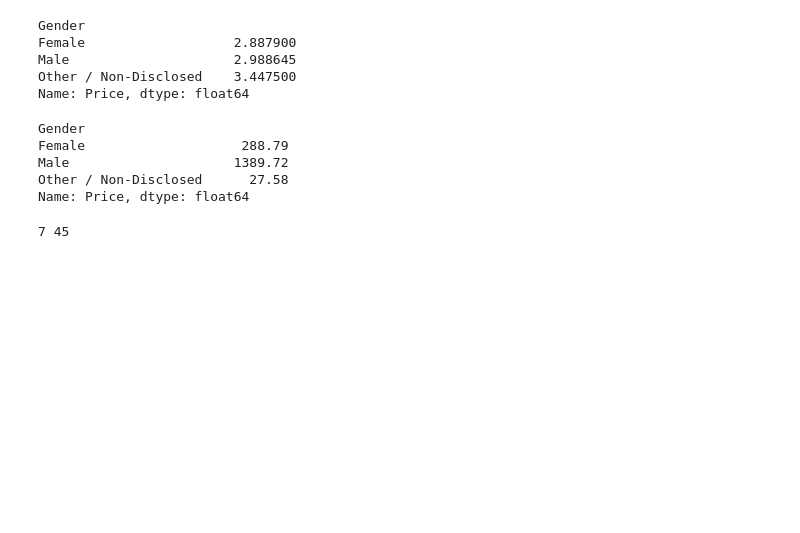
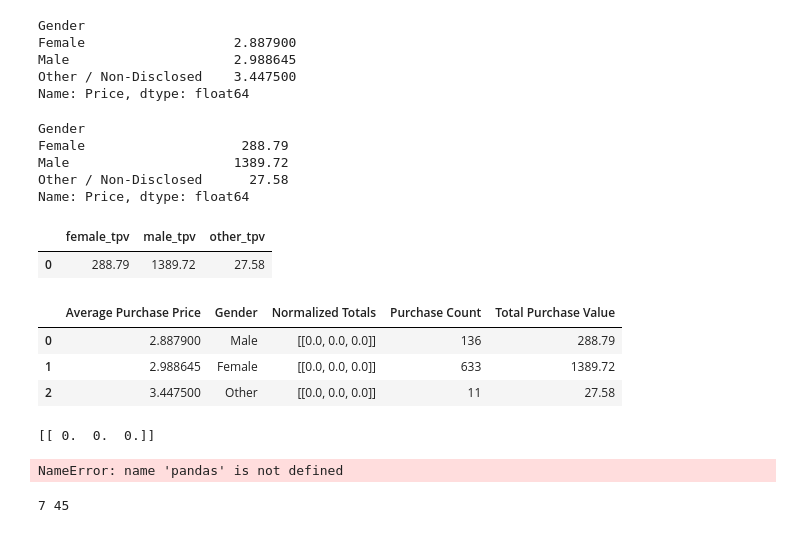
Before and after one commit to csafrit/Homework, a Jupyter notebook: Pandas HW Fantasy.ipynb, the cells around one changed output. Drawn from its saved outputs; the diff is of its cells as text; code cells hidden in the pictures; blank space fills up the shorter version.

```diff
--- a/Pandas HW Fantasy.ipynb
+++ b/Pandas HW Fantasy.ipynb
@@ -110,15 +121,21 @@ Name: Item ID, dtype: int64
 # %%
 #Gender Average Purchase Price
-gender_group["Price"].mean()
+average_purchase_price = gender_group["Price"].mean()
+average_purchase_price
 # %% [output]
 Gender
 Female                   2.887900
 Male                     2.988645
 Other / Non-Disclosed    3.447500
 Name: Price, dtype: float64
+# %%
+male_avg_price = average_purchase_price["Male"]
+female_avg_price = average_purchase_price["Female"]
+other_avg_price = average_purchase_price["Other / Non-Disclosed"]
 # %%
 #Total Purchase Value
-gender_group["Price"].sum()
+total_purchase_value = gender_group["Price"].sum()
+total_purchase_value
 # %% [output]
 Gender
 Female                    288.79
@@ -133,3 +145,71 @@ Name: Price, dtype: float64
+# %%
+
+Purchase_gender_df = pd.DataFrame({
+"male_tpv": [total_purchase_value["Male"]],
+"female_tpv": [total_purchase_value["Female"]],
+"other_tpv": [total_purchase_value["Other / Non-Disclosed"]],
+})
+Purchase_gender_df
+# %% [output]
+|  | female_tpv | male_tpv | other_tpv |
+| 0 | 288.79 | 1389.72 | 27.58 |
+# %%
+#Prepping gender norm data
+g_p = Purchase_gender_df.values.astype(float)
+min_max_scaler = preprocessing.MinMaxScaler()
+g_p_scaled = min_max_scaler.fit_transform(g_p)
+
+gender_norm_p_df = pd.DataFrame({"Gender": ["Male", "Female", "Other"],
+                                            "Purchase Count": [female_pc, male_pc, other_pc],
+                                            "Average Purchase Price": [female_avg_price, male_avg_price, other_avg_price],
+                                            "Total Purchase Value": [female_tpv, male_tpv, other_tpv],
+                                         "Normalized Totals": [g_p_scaled, g_p_scaled, g_p_scaled],
+                                           #"Normalized Totals": [g_p_scaled[:,0], g_p_scaled[:,1], g_p_scaled[:,2]],
+                                            })
+gender_norm_p_df
+# %% [output]
+|  | Average Purchase Price | Gender | Normalized Totals | Purchase Count | Total Purchase Value |
+| 0 | 2.887900 | Male | [[0.0, 0.0, 0.0]] | 136 | 288.79 |
+| 1 | 2.988645 | Female | [[0.0, 0.0, 0.0]] | 633 | 1389.72 |
+| 2 | 3.447500 | Other | [[0.0, 0.0, 0.0]] | 11 | 27.58 |
+# %%
+g_p = Purchase_gender_df.values.astype(float)
+min_max_scaler = preprocessing.MinMaxScaler()
+g_p_scaled = min_max_scaler.fit_transform(g_p)
+print(g_p_scaled)
+# %% [output]
+[[ 0.  0.  0.]]
+# %%
+#Normalized Totals
+#df_norm = (df - df.mean()) / (df.max() - df.min())
+
+#Purchase sum
+#avg purchase price
+#purchase value
+x = df.values #returns a numpy array
+min_max_scaler = preprocessing.MinMaxScaler()
+x_scaled = min_max_scaler.fit_transform(x)
+df = pandas.DataFrame(x_scaled)
+
+# Create x, where x the 'scores' column's values as floats
+gender_sum = gender_group["Item ID"].count()
+
+# Create a minimum and maximum processor object
+min_max_scaler = preprocessing.MinMaxScaler()
+
+# Create an object to transform the data to fit minmax processor
+gender_sum_scaled = min_max_scaler.fit_transform(gender_sum)
+
+# Run the normalizer on the dataframe
+gender_sum_norm = pd.DataFrame(gender_sum_scaled)
+# View the dataframe
+gender_sum_norm
+
+
+
+#df_norm
+# %% [output]
+NameError: name 'pandas' is not defined
 # %%
 #Again by bins of 4 years
 #Identify range
```
Also changed, not shown: parts of 7 cells of this notebook.
